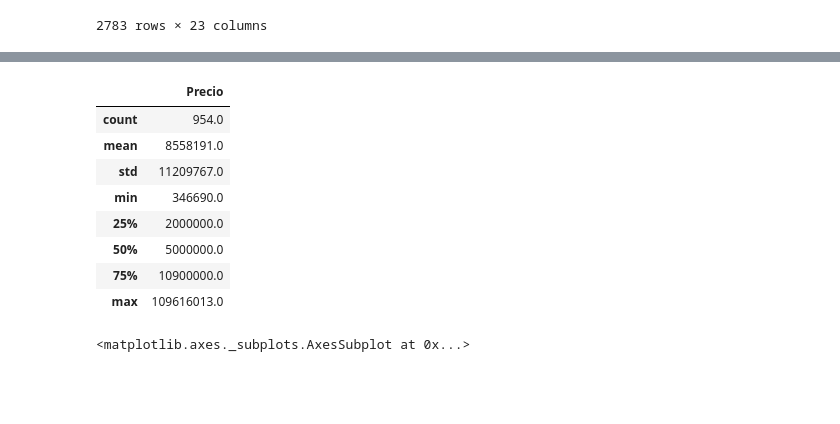
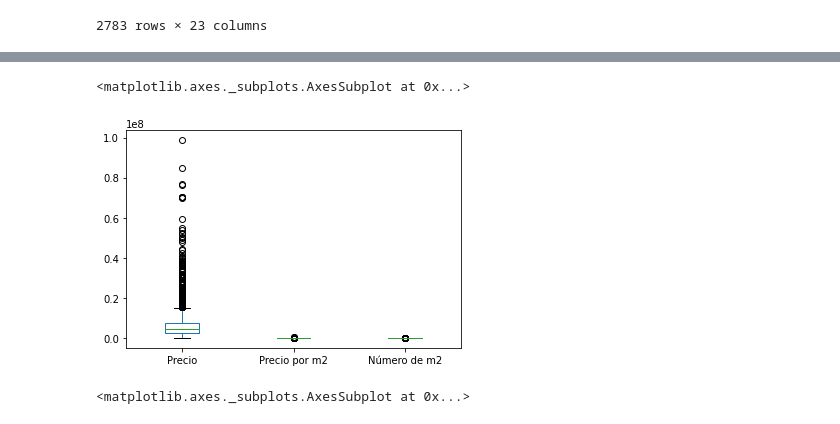
Before and after one commit to trezeget-1/meli_project, a Jupyter notebook: inmuebles_24 & Meli (further analysis).ipynb, the cells around one changed output, grey strips where cells are left out. Saved outputs shown, nothing was run; the diff lists cells and outputs as text; code cells hidden in the pictures; blank space fills up the shorter version.

```diff
--- a/inmuebles_24 & Meli (further analysis).ipynb
+++ b/inmuebles_24 & Meli (further analysis).ipynb
@@ -319,3 +368,7 @@ departamentos_df
+# %%
+departamentos_analysis_df = departamentos_analysis_df.drop(departamentos_analysis_df.loc[departamentos_analysis_df['Precio'] > 11000000 ].index)
+departamentos_analysis_df = departamentos_analysis_df.drop(departamentos_analysis_df.loc[departamentos_analysis_df['Precio por m2'] > 110000 ].index)
+departamentos_analysis_df = departamentos_analysis_df.drop(departamentos_analysis_df.loc[departamentos_analysis_df['Número de m2'] > 180 ].index)
 # %%
 departamentos_df[["Ciudad", "Precio", "Precio por m2", "Número de m2"]].groupby('Ciudad').mean().round()
 # %% [output]
@@ -361,15 +392,8 @@ casas_df[["Ciudad", "Precio", "Precio por m2", "Número de m2"]].groupby('Ciudad
-# %%
-casas_df[["Precio"]].describe().round()
-# %% [output]
-|  | Precio |
-| count | 954.0 |
-| mean | 8558191.0 |
-| std | 11209767.0 |
-| min | 346690.0 |
-| 25% | 2000000.0 |
-| 50% | 5000000.0 |
-| 75% | 10900000.0 |
-| max | 109616013.0 |
+# %%
+departamentos_analysis_df.plot(kind = 'box')
+# %% [output]
+<matplotlib.axes._subplots.AxesSubplot at 0x...>
+[figure, added]
 # %%
 casas_df[["Precio"]].plot(kind = 'box')
 # %% [output]
```
Also changed, not shown: parts of 10 cells of this notebook, 3 other files.
